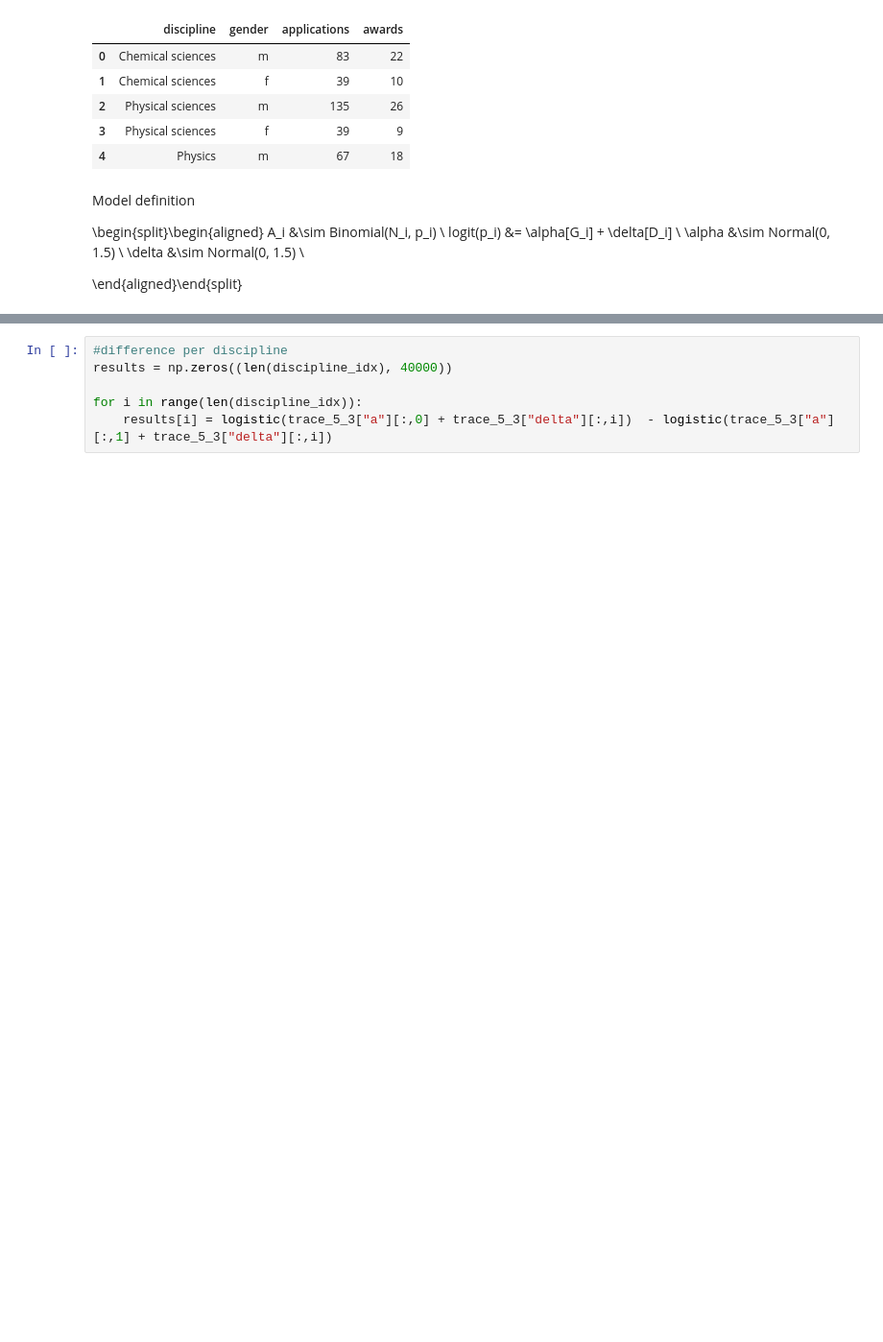
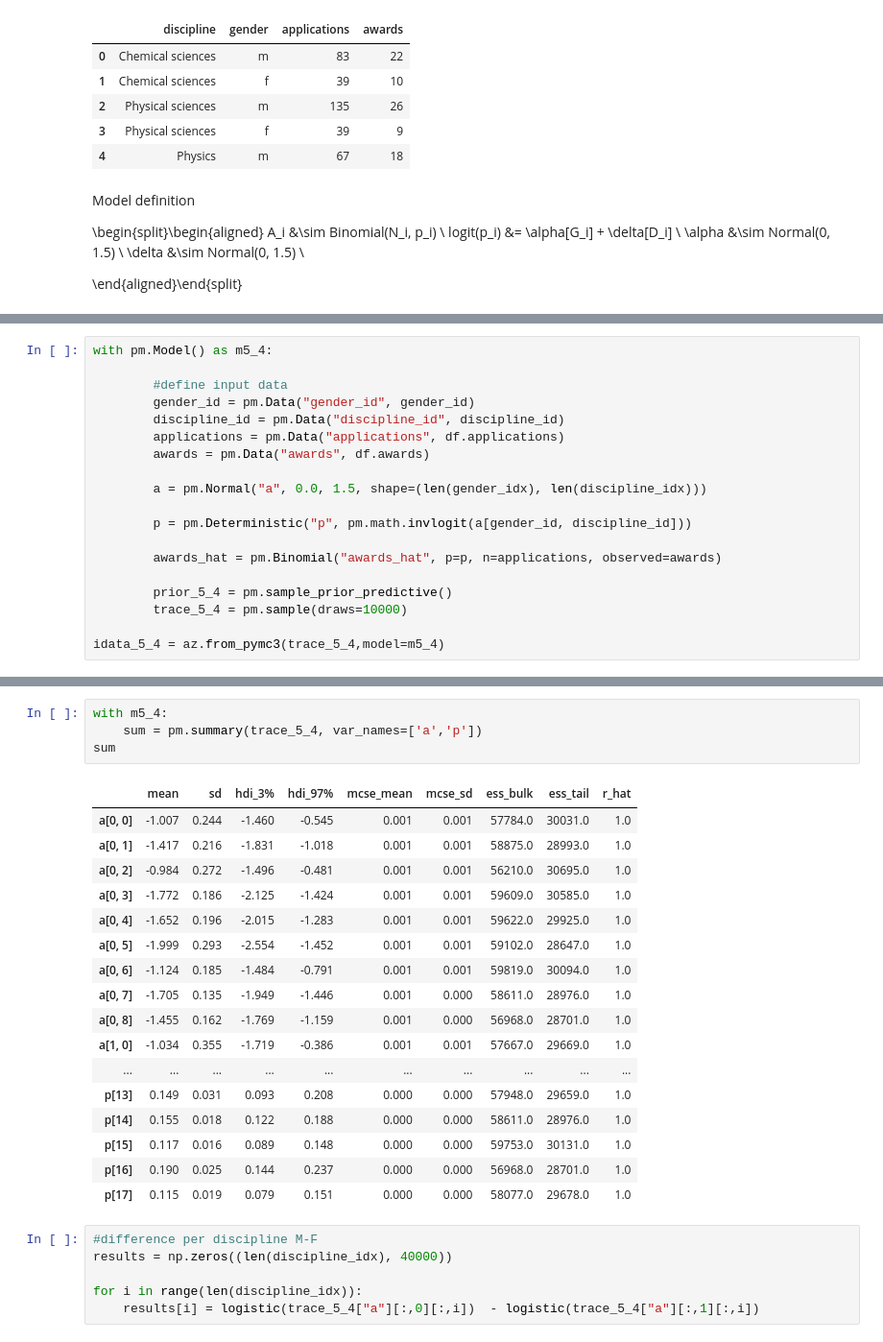
Before and after one commit to fhte2/statistical-rethinking, a Jupyter notebook: Week_5_exercises.ipynb, the cells around one changed output, grey strips where cells are left out. Shown at 96% size. Cells and saved outputs as stored; diff of their text form; blank space fills up the shorter version.

```diff
--- a/Week_5_exercises.ipynb
+++ b/Week_5_exercises.ipynb
@@ -263,0 +303,19 @@ az.summary({"diff_a": diff2_a_1, "diff_p": diff2_p_1}, kind="stats", round_to=2)
+# %%
+with pm.Model() as m5_4:
+
+        #define input data
+        gender_id = pm.Data("gender_id", gender_id)
+        discipline_id = pm.Data("discipline_id", discipline_id)
+        applications = pm.Data("applications", df.applications)
+        awards = pm.Data("awards", df.awards)
+
+        a = pm.Normal("a", 0.0, 1.5, shape=(len(gender_idx), len(discipline_idx)))
+
+        p = pm.Deterministic("p", pm.math.invlogit(a[gender_id, discipline_id]))
+
+        awards_hat = pm.Binomial("awards_hat", p=p, n=applications, observed=awards)
+
+        prior_5_4 = pm.sample_prior_predictive()
+        trace_5_4 = pm.sample(draws=10000)
+
+idata_5_4 = az.from_pymc3(trace_5_4,model=m5_4)
@@ -264,8 +329,30 @@ az.summary({"diff_a": diff2_a_1, "diff_p": diff2_p_1}, kind="stats", round_to=2)
+# %%
+with m5_4:
+    sum = pm.summary(trace_5_4, var_names=['a','p'])
+sum
+# %% [output]
+|  | mean | sd | hdi_3% | hdi_97% | mcse_mean | mcse_sd | ess_bulk | ess_tail | r_hat |
+| a[0, 0] | -1.007 | 0.244 | -1.460 | -0.545 | 0.001 | 0.001 | 57784.0 | 30031.0 | 1.0 |
+| a[0, 1] | -1.417 | 0.216 | -1.831 | -1.018 | 0.001 | 0.001 | 58875.0 | 28993.0 | 1.0 |
+| a[0, 2] | -0.984 | 0.272 | -1.496 | -0.481 | 0.001 | 0.001 | 56210.0 | 30695.0 | 1.0 |
+| a[0, 3] | -1.772 | 0.186 | -2.125 | -1.424 | 0.001 | 0.001 | 59609.0 | 30585.0 | 1.0 |
+| a[0, 4] | -1.652 | 0.196 | -2.015 | -1.283 | 0.001 | 0.001 | 59622.0 | 29925.0 | 1.0 |
+| a[0, 5] | -1.999 | 0.293 | -2.554 | -1.452 | 0.001 | 0.001 | 59102.0 | 28647.0 | 1.0 |
+| a[0, 6] | -1.124 | 0.185 | -1.484 | -0.791 | 0.001 | 0.001 | 59819.0 | 30094.0 | 1.0 |
+| a[0, 7] | -1.705 | 0.135 | -1.949 | -1.446 | 0.001 | 0.000 | 58611.0 | 28976.0 | 1.0 |
+| a[0, 8] | -1.455 | 0.162 | -1.769 | -1.159 | 0.001 | 0.000 | 56968.0 | 28701.0 | 1.0 |
+| a[1, 0] | -1.034 | 0.355 | -1.719 | -0.386 | 0.001 | 0.001 | 57667.0 | 29669.0 | 1.0 |
+| ... | ... | ... | ... | ... | ... | ... | ... | ... | ... |
+| p[13] | 0.149 | 0.031 | 0.093 | 0.208 | 0.000 | 0.000 | 57948.0 | 29659.0 | 1.0 |
+| p[14] | 0.155 | 0.018 | 0.122 | 0.188 | 0.000 | 0.000 | 58611.0 | 28976.0 | 1.0 |
+| p[15] | 0.117 | 0.016 | 0.089 | 0.148 | 0.000 | 0.000 | 59753.0 | 30131.0 | 1.0 |
+| p[16] | 0.190 | 0.025 | 0.144 | 0.237 | 0.000 | 0.000 | 56968.0 | 28701.0 | 1.0 |
+| p[17] | 0.115 | 0.019 | 0.079 | 0.151 | 0.000 | 0.000 | 58077.0 | 29678.0 | 1.0 |
 # %%
-#difference per discipline
+#difference per discipline M-F
 results = np.zeros((len(discipline_idx), 40000))
 
 for i in range(len(discipline_idx)):
-    results[i] = logistic(trace_5_3["a"][:,0] + trace_5_3["delta"][:,i])  - logistic(trace_5_3["a"][:,1] + trace_5_3["delta"][:,i])
+    results[i] = logistic(trace_5_4["a"][:,0][:,i])  - logistic(trace_5_4["a"][:,1][:,i])
 # %%
 fig, ax = plt.subplots()
```
Also changed, not shown: parts of 25 cells of this notebook.
